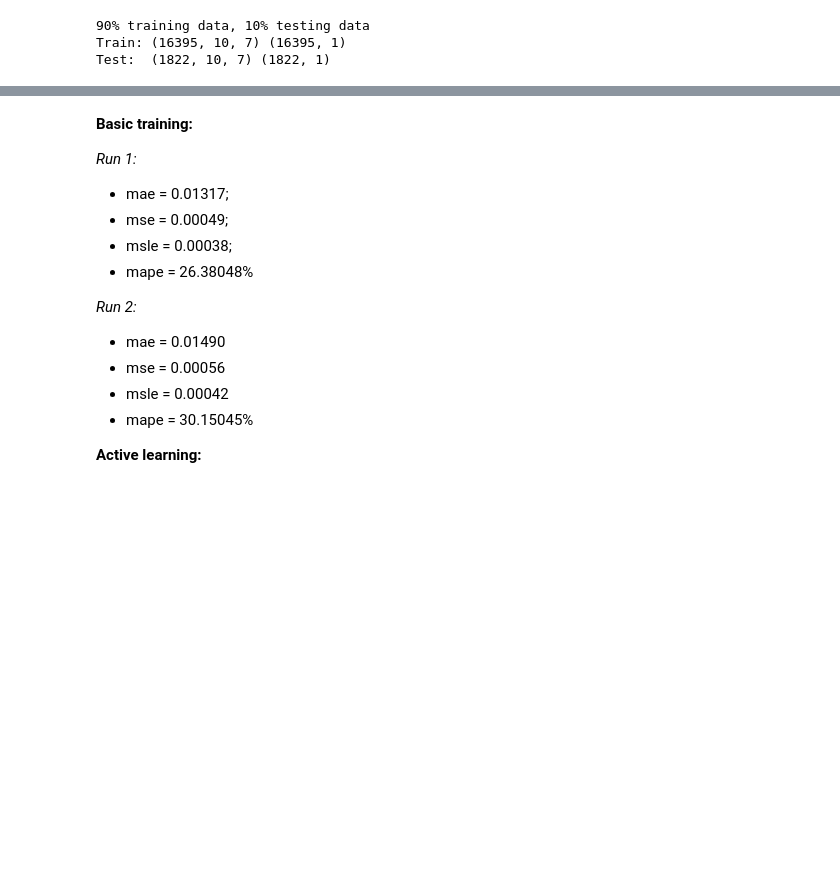
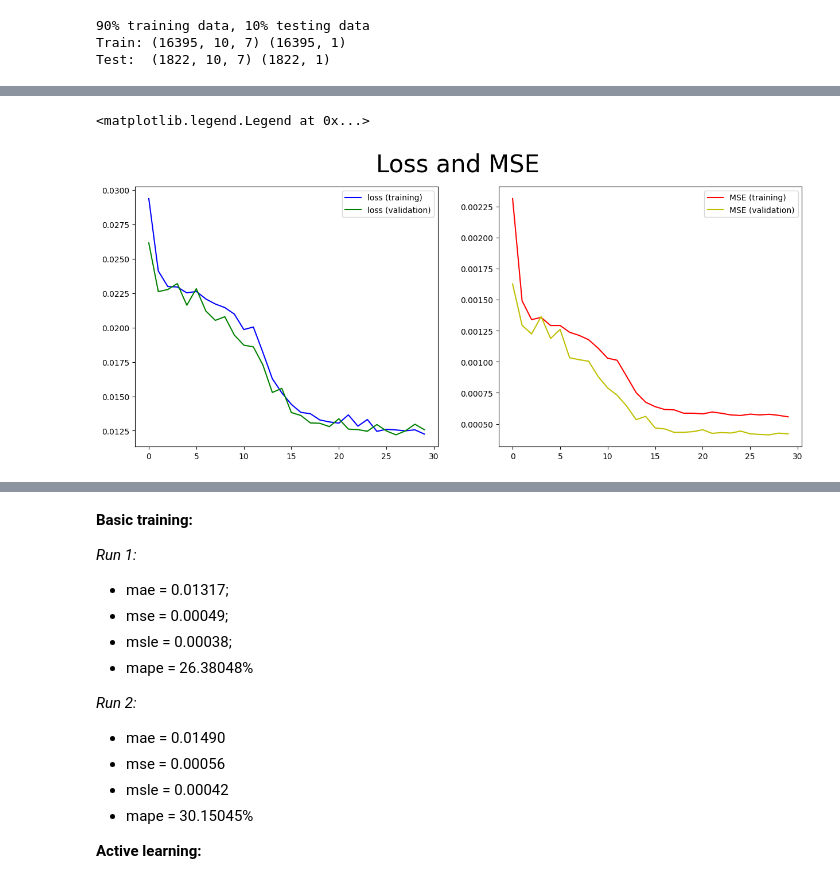
Before and after one commit to gittmp/sustainable-risk-modelling, a Jupyter notebook: Program/risk-forecasting.ipynb, the cells around one changed output, grey strips where cells are left out. Saved outputs shown, nothing was run; the diff lists cells and outputs as text; code cells hidden in the pictures; blank space fills up the shorter version.

```diff
--- a/Program/risk-forecasting.ipynb
+++ b/Program/risk-forecasting.ipynb
@@ -236,0 +353,20 @@ def select_instances(model, X_t, y_t, X_v, y_v, k=AL_SAMPLE):
+# %%
+# comparative model to progressively trained model
+comp_model = Sequential([
+    LSTM(25, return_sequences=True, activation='tanh', input_shape=(X_train.shape[1:])),
+    LSTM(25, return_sequences=True, activation='tanh'),
+    LSTM(25, activation='tanh'),
+    Dense(1, activation='linear')
+])
+
+# compile and train comparison model
+optim = Adam(learning_rate=0.001, decay=1e-5)
+comp_model.compile(loss='mae', optimizer=optim, metrics=['mse'])
+
+# train and evaluate
+start_comp = time()
+hist = comp_model.fit(X_train, y_train, epochs=3*EPOCHS, batch_size=BATCH_SIZE, validation_split=TRAIN_VAL_SPLIT)
+total_time_comp = time() - start_comp
+history_comp = hist.history
+
+test_loss, test_acc = comp_model.evaluate(X_test, y_test)
@@ -237,3 +415,17 @@ def select_instances(model, X_t, y_t, X_v, y_v, k=AL_SAMPLE):
+# %%
+fig, ax = plt.subplots(1, 2, figsize=(15, 6), dpi=100)
+fig.suptitle("Loss and MSE", fontsize=30)
+
+ax[0].plot(history_comp['loss'], color='b', label="loss (training)")
+ax[0].plot(history_comp['val_loss'], color='g', label="loss (validation)")
+ax[0].legend(loc=0)
+
+ax[1].plot(history_comp['mse'], color='r', label="MSE (training)")
+ax[1].plot(history_comp['val_mse'], color='y', label="MSE (validation)")
+ax[1].legend(loc=0)
+# %% [output]
+<matplotlib.legend.Legend at 0x...>
+[figure, added]
 # %%
 # train each model
 histories = {}
```
Also changed, not shown: parts of 13 cells of this notebook.
